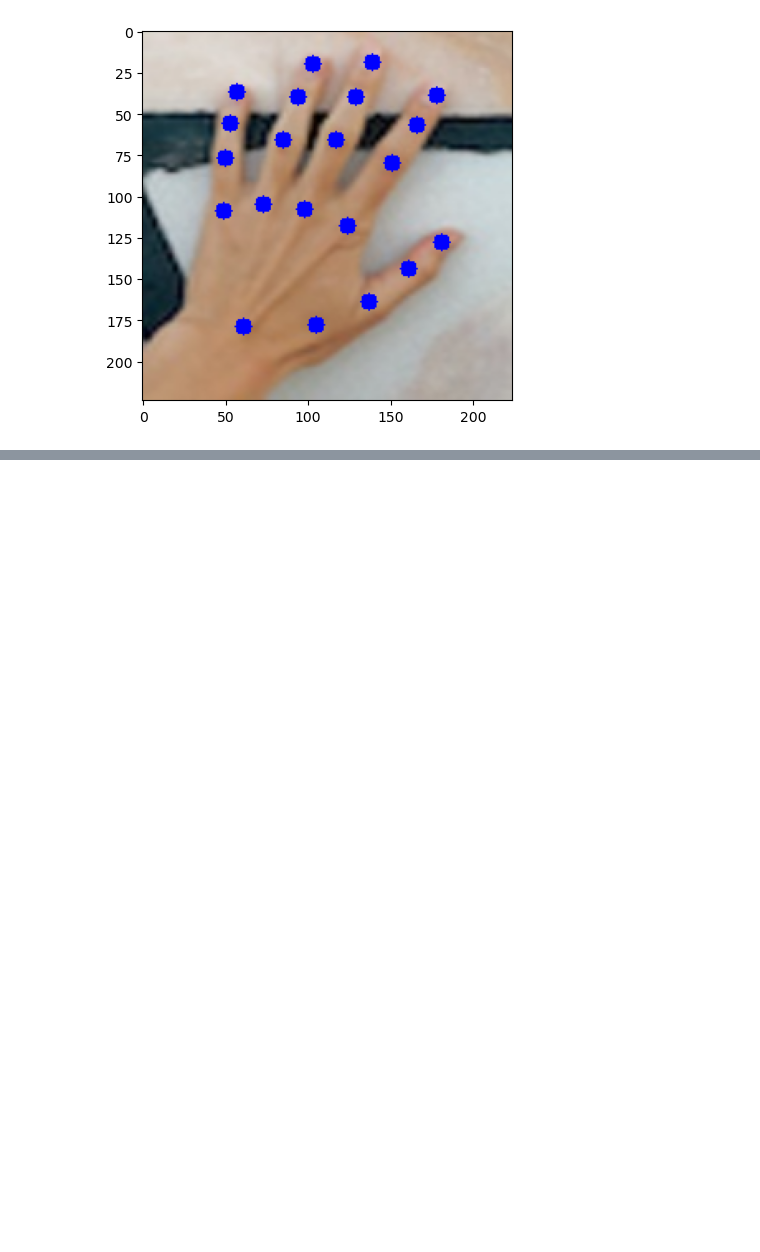
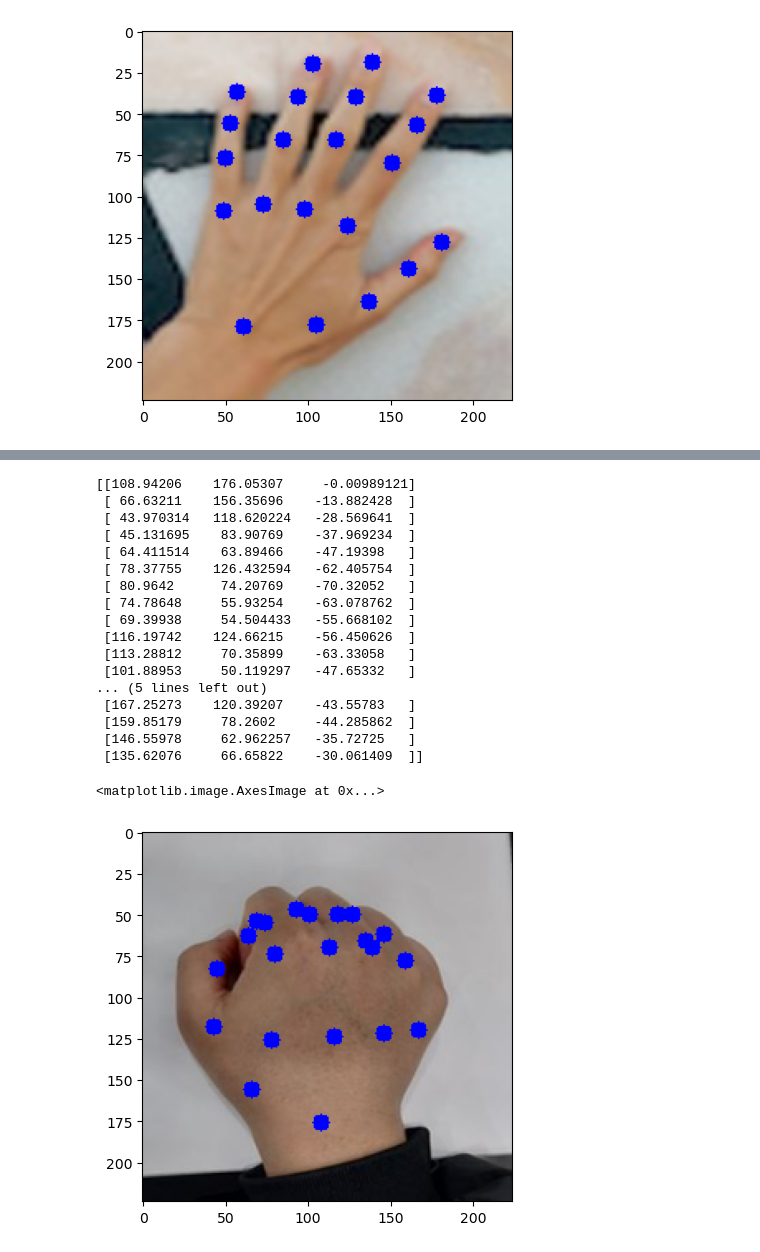
Before and after one commit to JeongChanDo/python_for_unreal_project, a Jupyter notebook: 04_2401_hand_landmark.ipynb, the cells around one changed output, grey strips where cells are left out. Drawn from its saved outputs; the diff is of its cells as text; code cells hidden in the pictures; blank space fills up the shorter version.

```diff
--- a/04_2401_hand_landmark.ipynb
+++ b/04_2401_hand_landmark.ipynb
@@ -85,0 +164,24 @@ plt.imshow(tmp)
+# %%
+img, lms = inference("palm3.JPG")
+draw_circle(img, lms)
+plt.imshow(img)
+# %% [output]
+[[108.94206    176.05307     -0.00989121]
+ [ 66.63211    156.35696    -13.882428  ]
+ [ 43.970314   118.620224   -28.569641  ]
+ [ 45.131695    83.90769    -37.969234  ]
+ [ 64.411514    63.89466    -47.19398   ]
+ [ 78.37755    126.432594   -62.405754  ]
+ [ 80.9642      74.20769    -70.32052   ]
+ [ 74.78648     55.93254    -63.078762  ]
+ [ 69.39938     54.504433   -55.668102  ]
+ [116.19742    124.66215    -56.450626  ]
+ [113.28812     70.35899    -63.33058   ]
+ [101.88953     50.119297   -47.65332   ]
+... (5 lines left out)
+ [167.25273    120.39207    -43.55783   ]
+ [159.85179     78.2602     -44.285862  ]
+ [146.55978     62.962257   -35.72725   ]
+ [135.62076     66.65822    -30.061409  ]]
+<matplotlib.image.AxesImage at 0x...>
+[figure, added]
```
Also changed, not shown: parts of 3 cells of this notebook, 3 other files.
